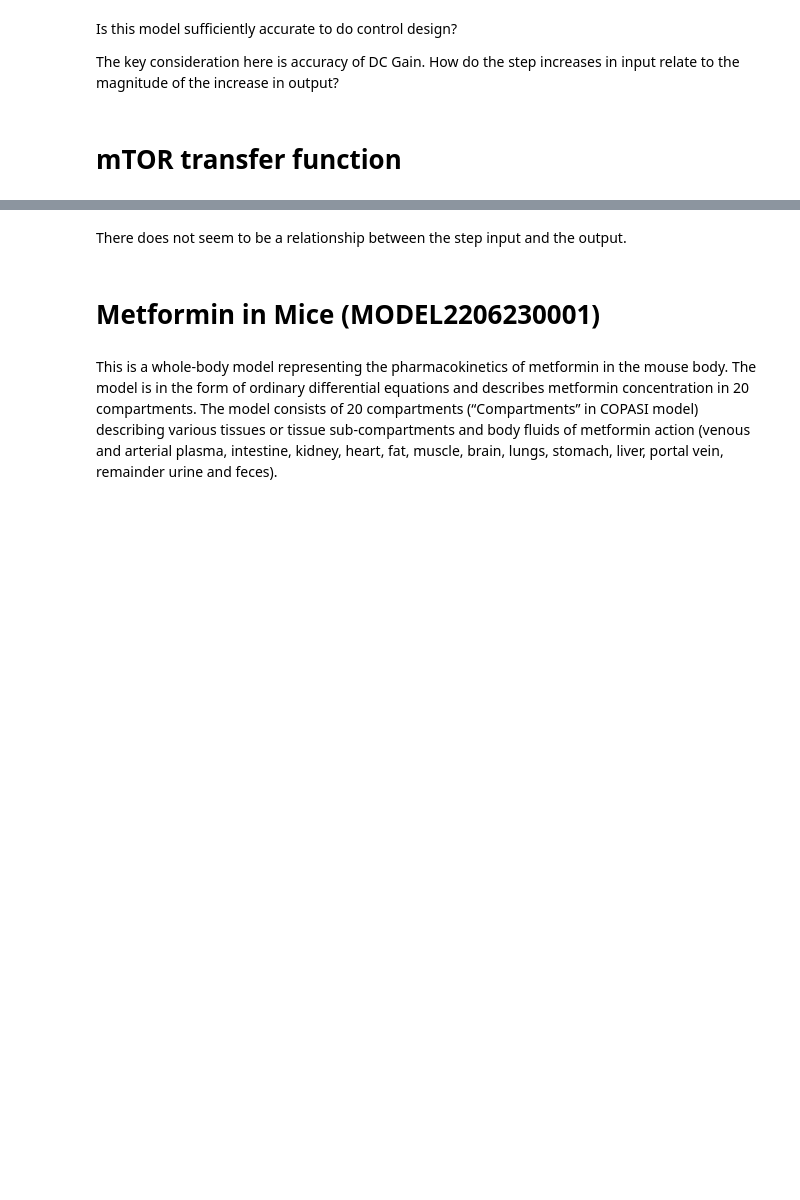
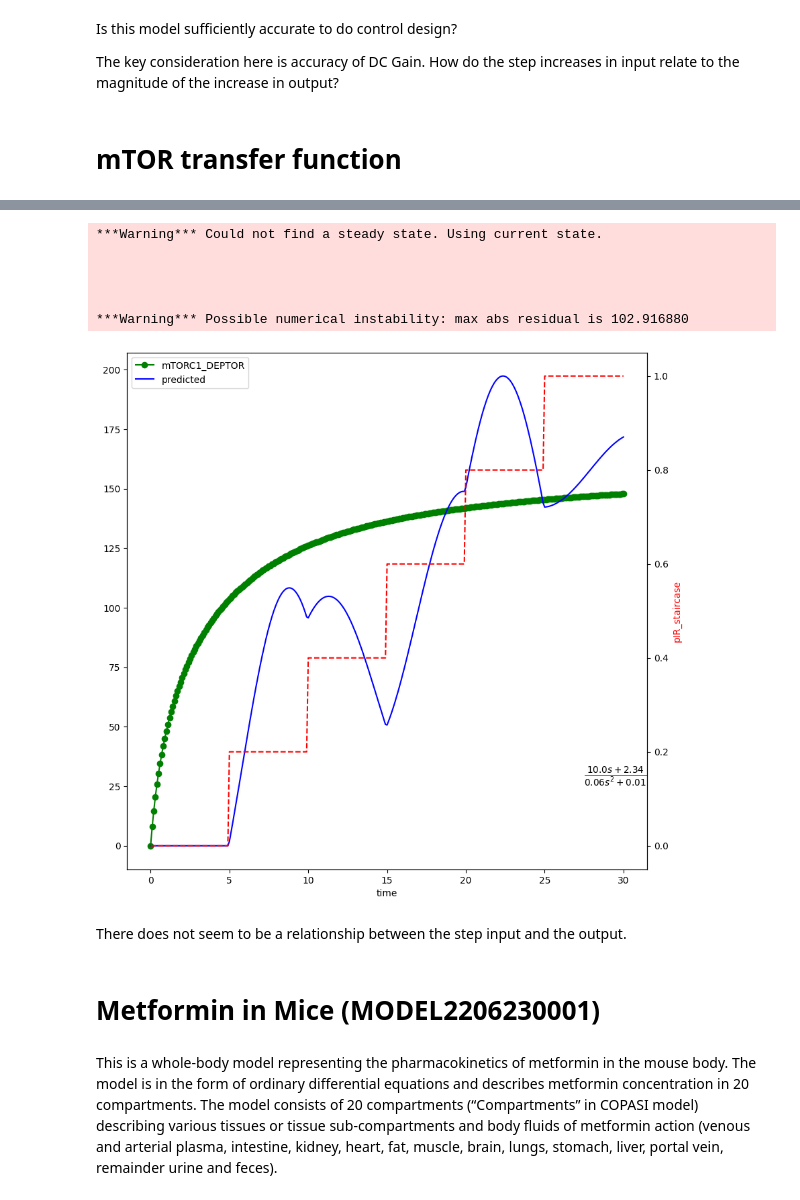
Before and after one commit to joseph-hellerstein/advanced-controls-lectures, a Jupyter notebook: classes/winter_2023/lectures/lecture_11_12-system-identification/system_identification.ipynb, the cells around one changed output, grey strips where cells are left out. Drawn from its saved outputs; the diff is of its cells as text; code cells hidden in the pictures; blank space fills up the shorter version.

```diff
--- a/classes/winter_2023/lectures/lecture_11_12-system-identification/system_identification.ipynb
+++ b/classes/winter_2023/lectures/lecture_11_12-system-identification/system_identification.ipynb
@@ -279,3 +308,14 @@ MTOR_BUILDER.makeStaircaseResponse(staircase=MTOR_STAIRCASE, figsize=(3,3), lege
+# %%
+fitter_result = MTOR_BUILDER.fitTransferFunction(num_numerator=2, num_denominator=3, staircase=MTOR_STAIRCASE, start_time=0, end_time=30)
+MTOR_BUILDER.plotFitTransferFunction(fitter_result)
+# %% [output]
+***Warning*** Could not find a steady state. Using current state.
+
+
+
+
+***Warning*** Possible numerical instability: max abs residual is 102.916880
+[figure, added]
 # %% [markdown]
 There does not seem to be a relationship between the step input and the output.
 # %% [markdown]
```
Also changed, not shown: parts of 26 cells of this notebook.
